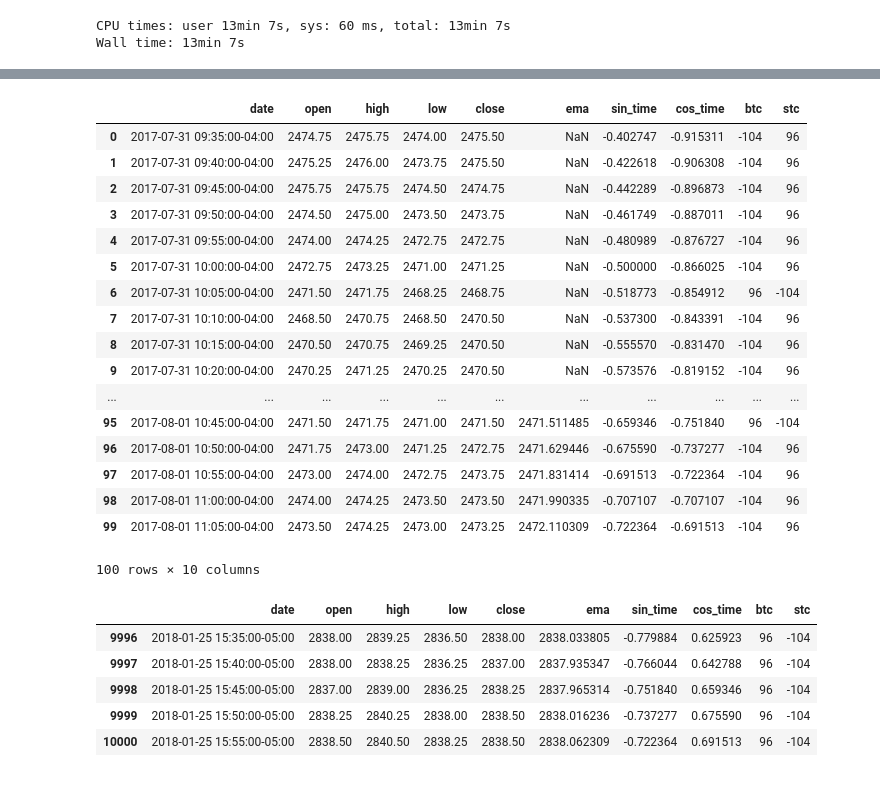
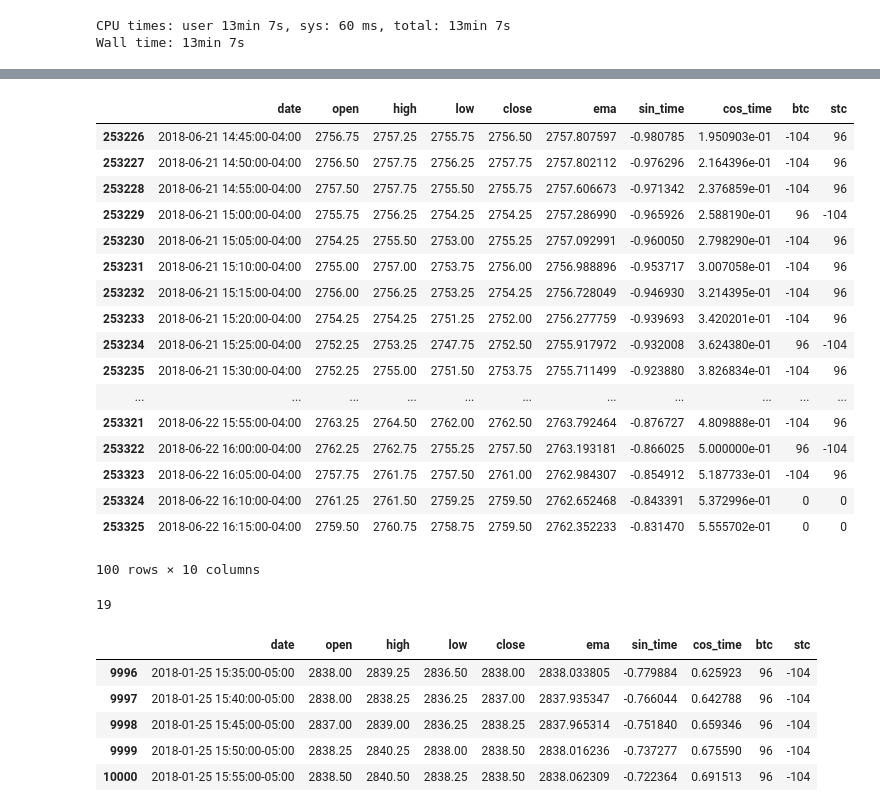
Before and after one commit to toolkmit/algotrading, a Jupyter notebook: notebooks/1.4.1 - Simulate trading.ipynb, the cells around one changed output, grey strips where cells are left out. Cells and saved outputs as stored; diff of their text form; code cells hidden in the pictures.

```diff
--- a/notebooks/1.4.1 - Simulate trading.ipynb
+++ b/notebooks/1.4.1 - Simulate trading.ipynb
@@ -228,24 +251,28 @@ KeyboardInterrupt:
 # %%
-fd.head(100)
+fd.tail(100)
 # %% [output]
 |  | date | open | high | low | close | ema | sin_time | cos_time | btc | stc |
-| 0 | 2017-07-31 09:35:00-04:00 | 2474.75 | 2475.75 | 2474.00 | 2475.50 | NaN | -0.402747 | -0.915311 | -104 | 96 |
-| 1 | 2017-07-31 09:40:00-04:00 | 2475.25 | 2476.00 | 2473.75 | 2475.50 | NaN | -0.422618 | -0.906308 | -104 | 96 |
-| 2 | 2017-07-31 09:45:00-04:00 | 2475.75 | 2475.75 | 2474.50 | 2474.75 | NaN | -0.442289 | -0.896873 | -104 | 96 |
-| 3 | 2017-07-31 09:50:00-04:00 | 2474.50 | 2475.00 | 2473.50 | 2473.75 | NaN | -0.461749 | -0.887011 | -104 | 96 |
-| 4 | 2017-07-31 09:55:00-04:00 | 2474.00 | 2474.25 | 2472.75 | 2472.75 | NaN | -0.480989 | -0.876727 | -104 | 96 |
-| 5 | 2017-07-31 10:00:00-04:00 | 2472.75 | 2473.25 | 2471.00 | 2471.25 | NaN | -0.500000 | -0.866025 | -104 | 96 |
-| 6 | 2017-07-31 10:05:00-04:00 | 2471.50 | 2471.75 | 2468.25 | 2468.75 | NaN | -0.518773 | -0.854912 | 96 | -104 |
-| 7 | 2017-07-31 10:10:00-04:00 | 2468.50 | 2470.75 | 2468.50 | 2470.50 | NaN | -0.537300 | -0.843391 | -104 | 96 |
-| 8 | 2017-07-31 10:15:00-04:00 | 2470.50 | 2470.75 | 2469.25 | 2470.50 | NaN | -0.555570 | -0.831470 | -104 | 96 |
-| 9 | 2017-07-31 10:20:00-04:00 | 2470.25 | 2471.25 | 2470.25 | 2470.50 | NaN | -0.573576 | -0.819152 | -104 | 96 |
+| 253226 | 2018-06-21 14:45:00-04:00 | 2756.75 | 2757.25 | 2755.75 | 2756.50 | 2757.807597 | -0.980785 | 1.950903e-01 | -104 | 96 |
+| 253227 | 2018-06-21 14:50:00-04:00 | 2756.50 | 2757.75 | 2756.25 | 2757.75 | 2757.802112 | -0.976296 | 2.164396e-01 | -104 | 96 |
+| 253228 | 2018-06-21 14:55:00-04:00 | 2757.50 | 2757.75 | 2755.50 | 2755.75 | 2757.606673 | -0.971342 | 2.376859e-01 | -104 | 96 |
+| 253229 | 2018-06-21 15:00:00-04:00 | 2755.75 | 2756.25 | 2754.25 | 2754.25 | 2757.286990 | -0.965926 | 2.588190e-01 | 96 | -104 |
+| 253230 | 2018-06-21 15:05:00-04:00 | 2754.25 | 2755.50 | 2753.00 | 2755.25 | 2757.092991 | -0.960050 | 2.798290e-01 | -104 | 96 |
+| 253231 | 2018-06-21 15:10:00-04:00 | 2755.00 | 2757.00 | 2753.75 | 2756.00 | 2756.988896 | -0.953717 | 3.007058e-01 | -104 | 96 |
+| 253232 | 2018-06-21 15:15:00-04:00 | 2756.00 | 2756.25 | 2753.25 | 2754.25 | 2756.728049 | -0.946930 | 3.214395e-01 | -104 | 96 |
+| 253233 | 2018-06-21 15:20:00-04:00 | 2754.25 | 2754.25 | 2751.25 | 2752.00 | 2756.277759 | -0.939693 | 3.420201e-01 | -104 | 96 |
+| 253234 | 2018-06-21 15:25:00-04:00 | 2752.25 | 2753.25 | 2747.75 | 2752.50 | 2755.917972 | -0.932008 | 3.624380e-01 | 96 | -104 |
+| 253235 | 2018-06-21 15:30:00-04:00 | 2752.25 | 2755.00 | 2751.50 | 2753.75 | 2755.711499 | -0.923880 | 3.826834e-01 | -104 | 96 |
 | ... | ... | ... | ... | ... | ... | ... | ... | ... | ... | ... |
-| 95 | 2017-08-01 10:45:00-04:00 | 2471.50 | 2471.75 | 2471.00 | 2471.50 | 2471.511485 | -0.659346 | -0.751840 | 96 | -104 |
-| 96 | 2017-08-01 10:50:00-04:00 | 2471.75 | 2473.00 | 2471.25 | 2472.75 | 2471.629446 | -0.675590 | -0.737277 | -104 | 96 |
-| 97 | 2017-08-01 10:55:00-04:00 | 2473.00 | 2474.00 | 2472.75 | 2473.75 | 2471.831414 | -0.691513 | -0.722364 | -104 | 96 |
-| 98 | 2017-08-01 11:00:00-04:00 | 2474.00 | 2474.25 | 2473.50 | 2473.50 | 2471.990335 | -0.707107 | -0.707107 | -104 | 96 |
-| 99 | 2017-08-01 11:05:00-04:00 | 2473.50 | 2474.25 | 2473.00 | 2473.25 | 2472.110309 | -0.722364 | -0.691513 | -104 | 96 |
+| 253321 | 2018-06-22 15:55:00-04:00 | 2763.25 | 2764.50 | 2762.00 | 2762.50 | 2763.792464 | -0.876727 | 4.809888e-01 | -104 | 96 |
+| 253322 | 2018-06-22 16:00:00-04:00 | 2762.25 | 2762.75 | 2755.25 | 2757.50 | 2763.193181 | -0.866025 | 5.000000e-01 | 96 | -104 |
+| 253323 | 2018-06-22 16:05:00-04:00 | 2757.75 | 2761.75 | 2757.50 | 2761.00 | 2762.984307 | -0.854912 | 5.187733e-01 | -104 | 96 |
+| 253324 | 2018-06-22 16:10:00-04:00 | 2761.25 | 2761.50 | 2759.25 | 2759.50 | 2762.652468 | -0.843391 | 5.372996e-01 | 0 | 0 |
+| 253325 | 2018-06-22 16:15:00-04:00 | 2759.50 | 2760.75 | 2758.75 | 2759.50 | 2762.352233 | -0.831470 | 5.555702e-01 | 0 | 0 |
 100 rows × 10 columns
+# %%
+((fd['btc']==0) | (fd['stc']==0)).sum()
+# %% [output]
+19
 # %%
 fd = fd[(fd['btc']!=0) & (fd['stc']!=0)]
 fd.tail()
```
Also changed, not shown: parts of 5 cells of this notebook, 14 other files.
